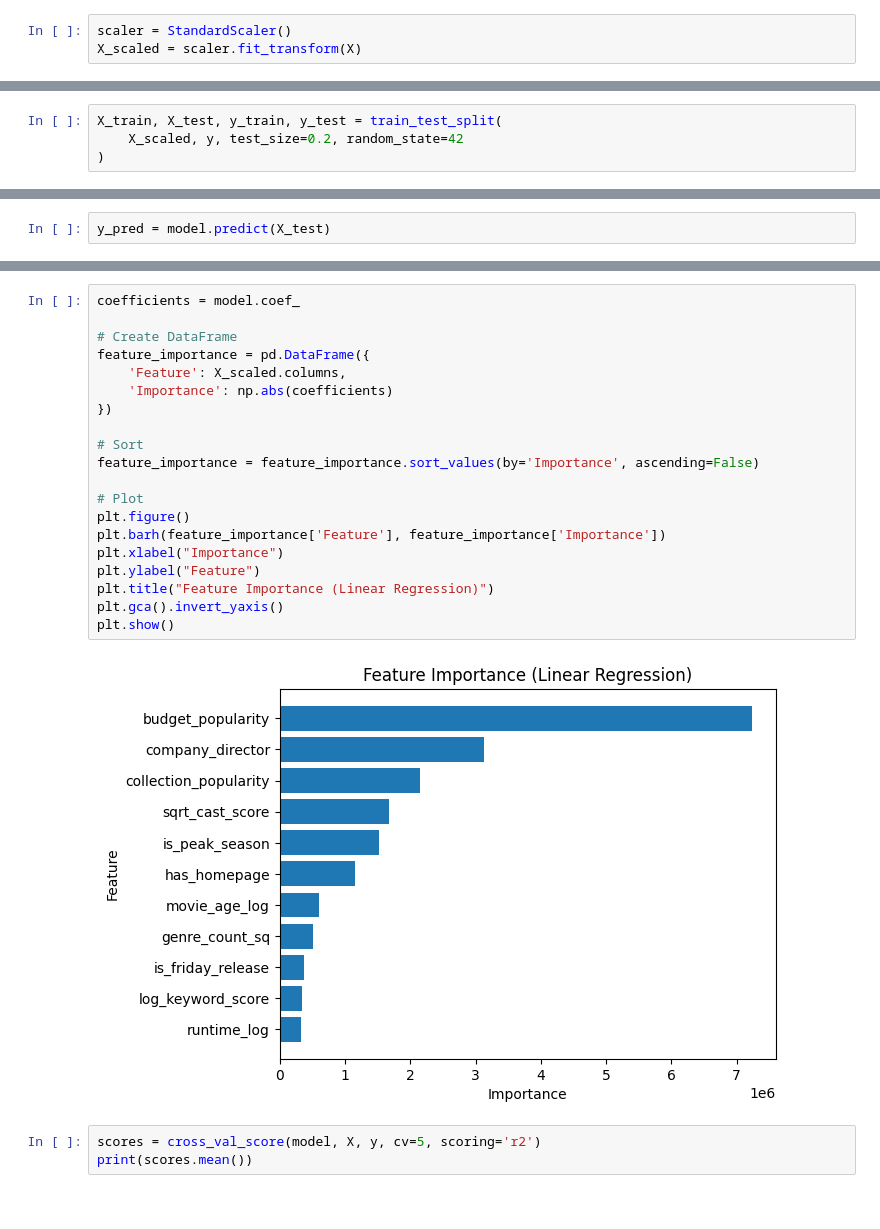
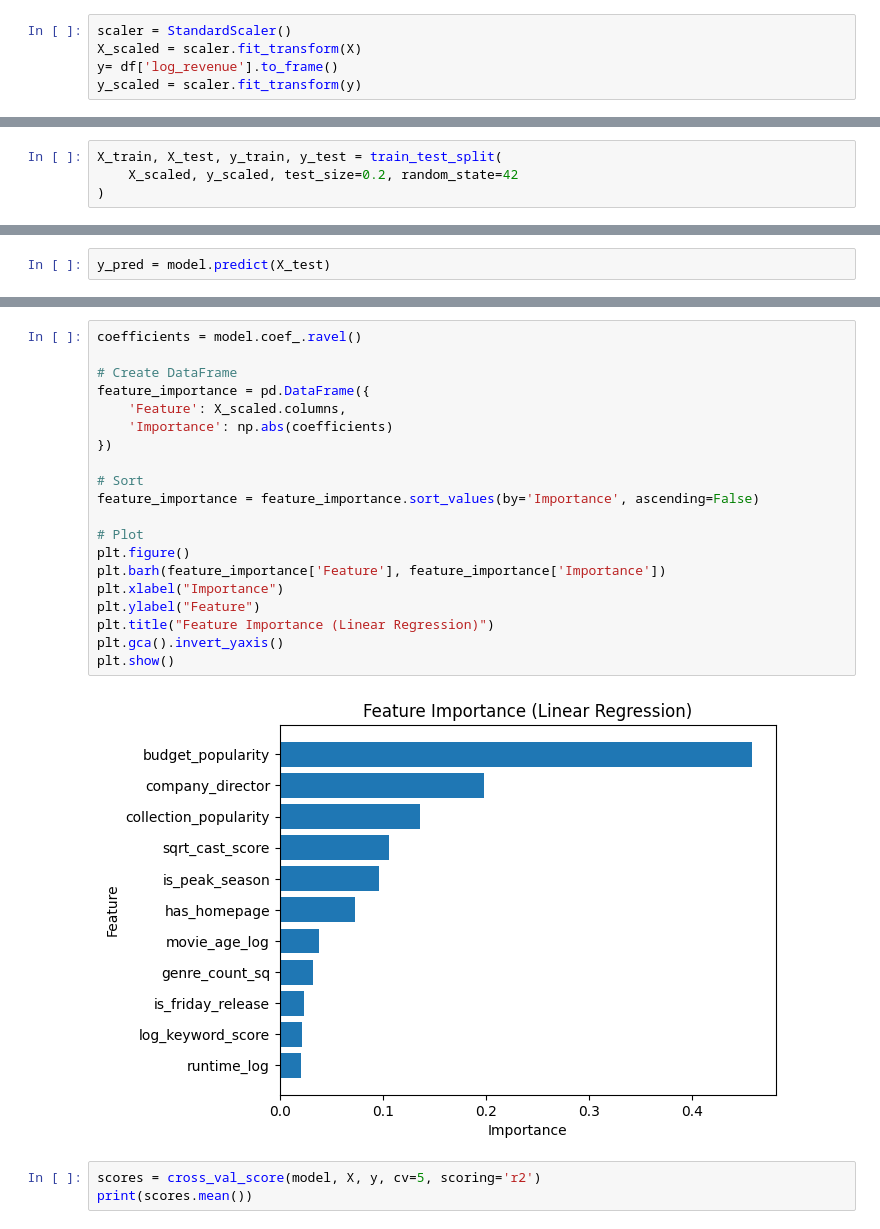
Before and after one commit to abinash128648/tmdb-box-office-prediction, a Jupyter notebook: movie-revenue-predicton.ipynb, the cells around one changed output, grey strips where cells are left out. Cells and saved outputs as stored; diff of their text form.

```diff
--- a/movie-revenue-predicton.ipynb
+++ b/movie-revenue-predicton.ipynb
@@ -675,6 +675,8 @@ X = X.fillna(X.median())
 # %%
 scaler = StandardScaler()
 X_scaled = scaler.fit_transform(X)
+y= df['log_revenue'].to_frame()
+y_scaled = scaler.fit_transform(y)
 # %%
 X_scaled = pd.DataFrame(X_scaled, columns=X.columns)
 # %%
@@ -690,7 +692,7 @@ X_scaled.head()
 # model training
 # %%
 X_train, X_test, y_train, y_test = train_test_split(
-    X_scaled, y, test_size=0.2, random_state=42
+    X_scaled, y_scaled, test_size=0.2, random_state=42
 )
 # %%
 model = LinearRegression()
@@ -711,25 +733,25 @@ R² Score: 0.5688174462170114
 # %%
-coefficients = model.coef_
+coefficients = model.coef_.ravel()
 
 # Create DataFrame
 feature_importance = pd.DataFrame({
     'Feature': X_scaled.columns,
     'Importance': np.abs(coefficients)
 })
 
 # Sort
 feature_importance = feature_importance.sort_values(by='Importance', ascending=False)
 
 # Plot
 plt.figure()
 plt.barh(feature_importance['Feature'], feature_importance['Importance'])
 plt.xlabel("Importance")
 plt.ylabel("Feature")
 plt.title("Feature Importance (Linear Regression)")
 plt.gca().invert_yaxis()
 plt.show()
 # %% [output]
-[figure, old version]
+[figure, new version]
 # %%
 scores = cross_val_score(model, X, y, cv=5, scoring='r2')
 print(scores.mean())
```
Also changed, not shown: parts of 14 cells of this notebook.
